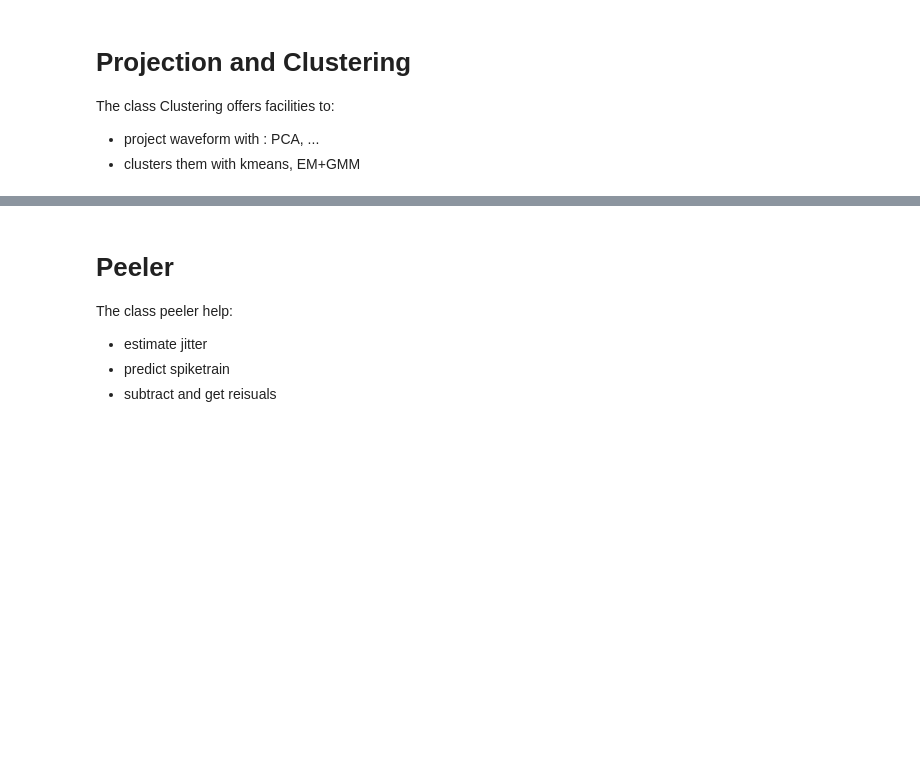
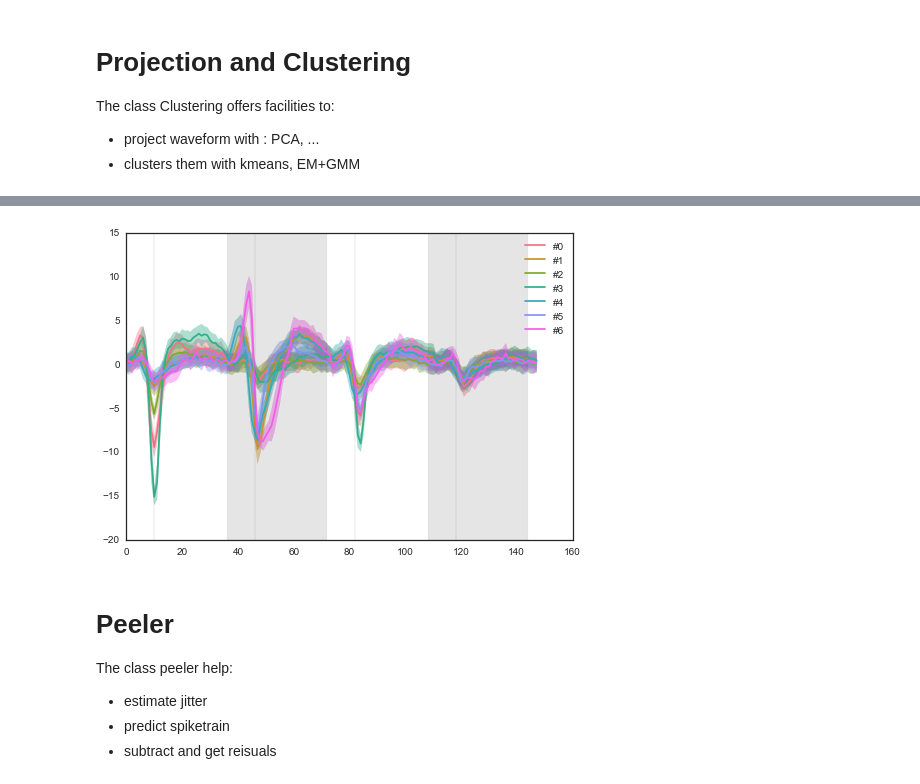
Before and after one commit to tridesclous/tridesclous, a Jupyter notebook: example/example_low_level_classes.ipynb, the cells around one changed output, grey strips where cells are left out. Saved outputs shown, nothing was run; the diff lists cells and outputs as text; code cells hidden in the pictures; blank space fills up the shorter version.

```diff
--- a/example/example_low_level_classes.ipynb
+++ b/example/example_low_level_classes.ipynb
@@ -214,3 +247,8 @@ g.map_diag(sns.kdeplot, lw=3)
+# %%
+catalogue = clustering.construct_catalogue()
+clustering.plot_catalogue()
+# %% [output]
+[figure, added]
 # %% [markdown]
 # Peeler
 The class peeler help:
```
Also changed, not shown: parts of 16 cells of this notebook, 8 other files.
